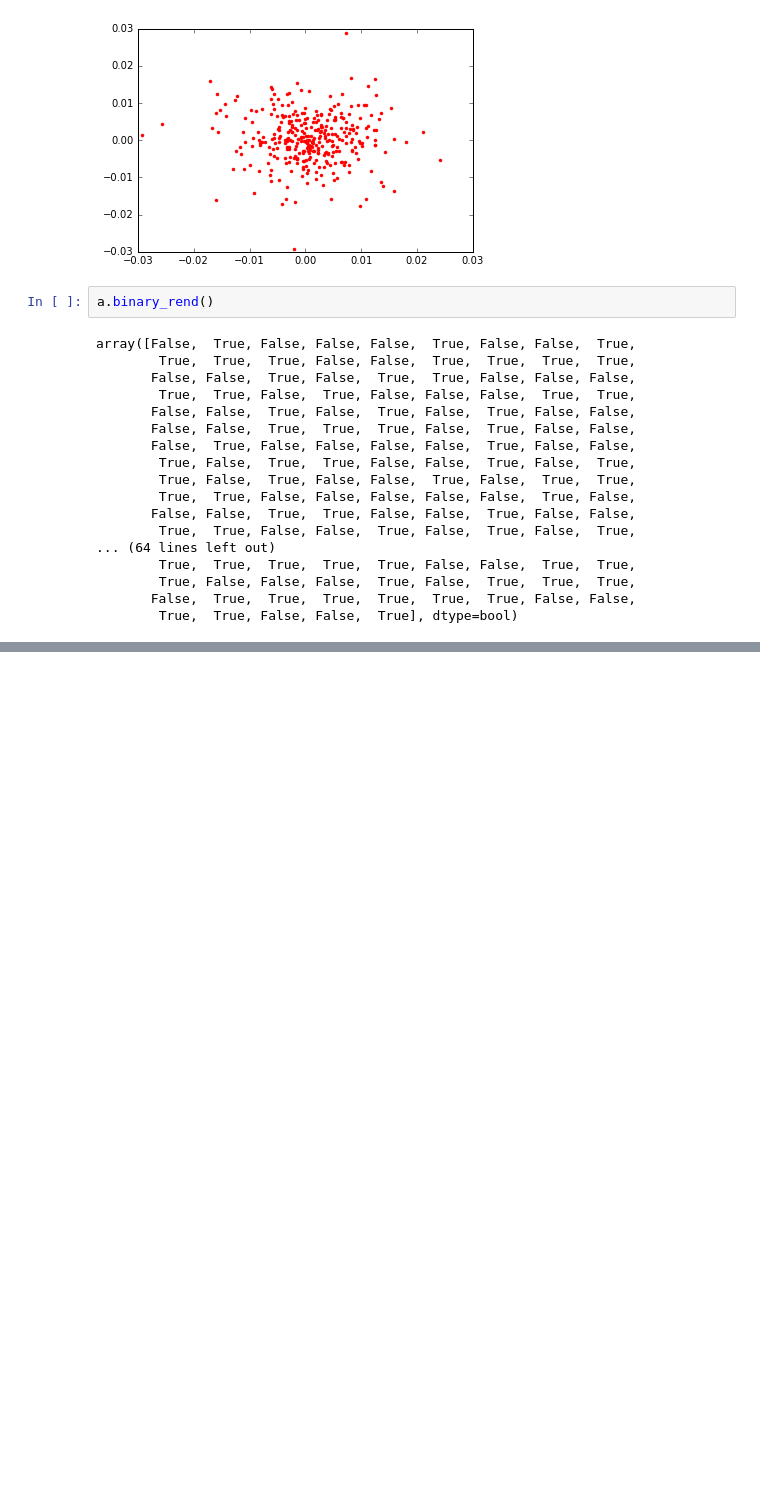
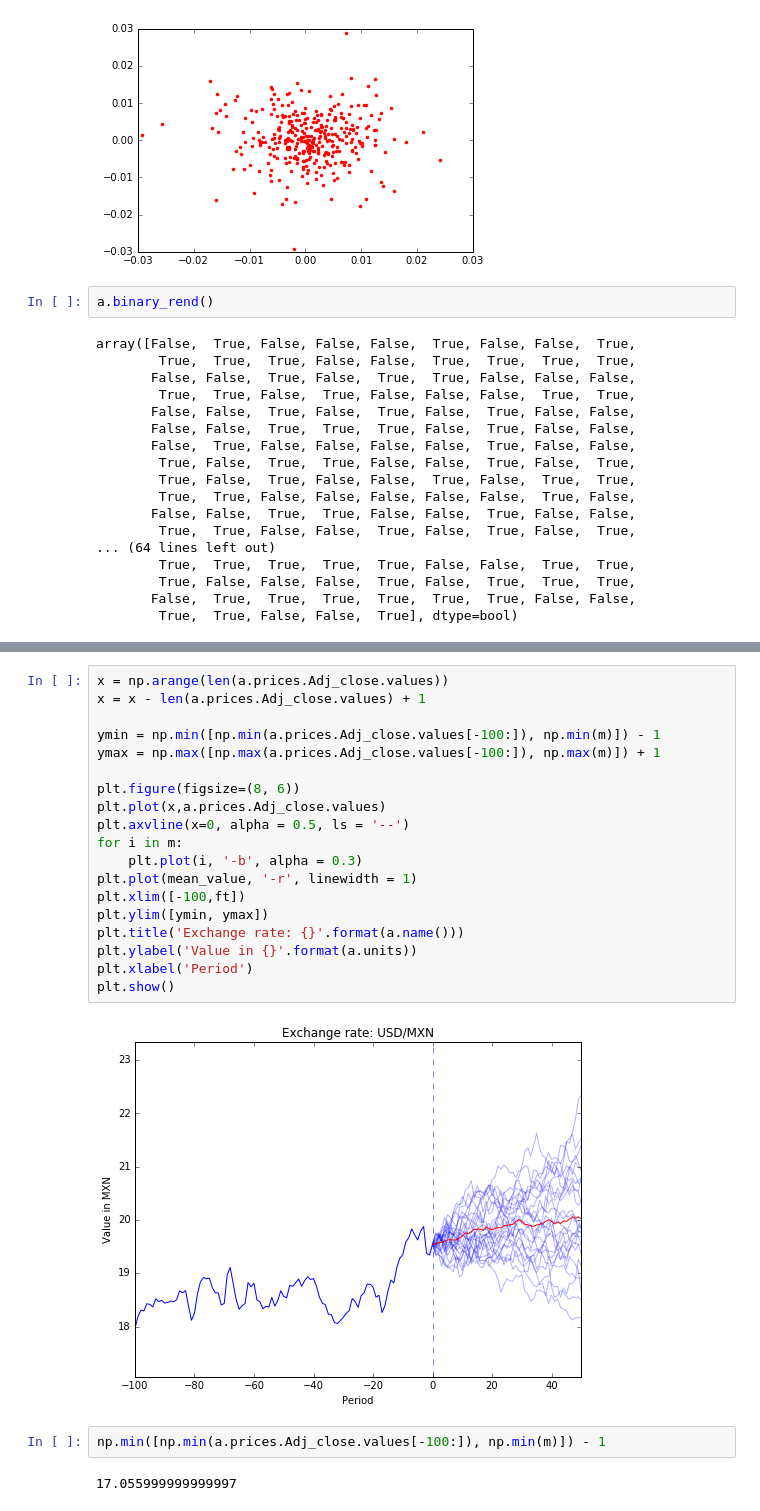
Before and after one commit to RHDZMOTA/financial_series, a Jupyter notebook: Introduction_type_currency.ipynb, the cells around one changed output, grey strips where cells are left out. Cells and saved outputs as stored; diff of their text form; blank space fills up the shorter version.

```diff
--- a/Introduction_type_currency.ipynb
+++ b/Introduction_type_currency.ipynb
@@ -292,0 +351,25 @@ array([False,  True, False, False, False,  True, False, False,  True,
+# %%
+x = np.arange(len(a.prices.Adj_close.values))
+x = x - len(a.prices.Adj_close.values) + 1
+
+ymin = np.min([np.min(a.prices.Adj_close.values[-100:]), np.min(m)]) - 1
+ymax = np.max([np.max(a.prices.Adj_close.values[-100:]), np.max(m)]) + 1
+
+plt.figure(figsize=(8, 6))
+plt.plot(x,a.prices.Adj_close.values)
+plt.axvline(x=0, alpha = 0.5, ls = '--')
+for i in m:
+    plt.plot(i, '-b', alpha = 0.3)
+plt.plot(mean_value, '-r', linewidth = 1)
+plt.xlim([-100,ft])
+plt.ylim([ymin, ymax])
+plt.title('Exchange rate: {}'.format(a.name()))
+plt.ylabel('Value in {}'.format(a.units))
+plt.xlabel('Period')
+plt.show()
+# %% [output]
+[figure, added]
+# %%
+np.min([np.min(a.prices.Adj_close.values[-100:]), np.min(m)]) - 1
+# %% [output]
+17.055999999999997
```
Also changed, not shown: parts of 10 cells of this notebook, 1 other file.
